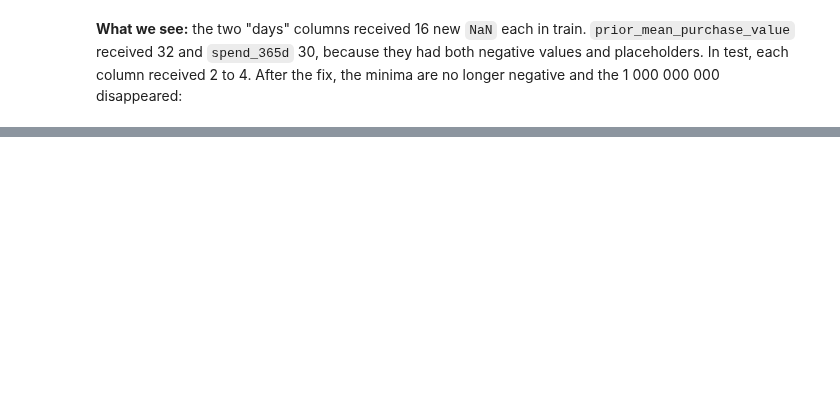
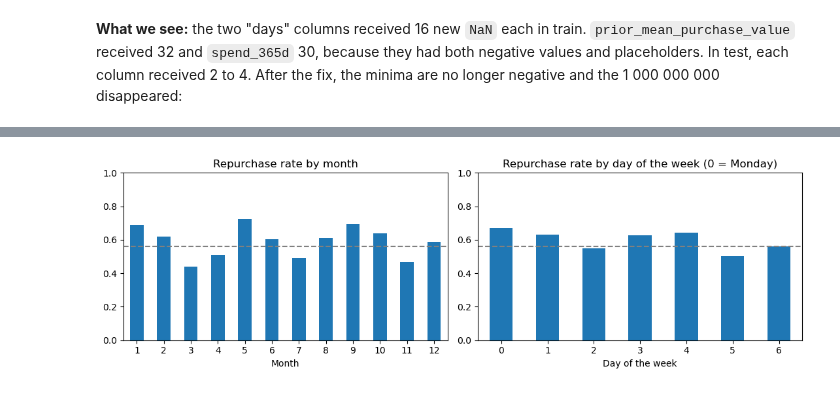
Before and after one commit to vascobma/ML_DSAA_Practicals_26, a Jupyter notebook: handout/Homework_Group26/vasco/02_Preprocessing_ML_vasco.ipynb, the cells around one changed output, grey strips where cells are left out. Drawn from its saved outputs; the diff is of its cells as text; code cells hidden in the pictures; blank space fills up the shorter version.

```diff
--- a/handout/Homework_Group26/vasco/02_Preprocessing_ML_vasco.ipynb
+++ b/handout/Homework_Group26/vasco/02_Preprocessing_ML_vasco.ipynb
@@ -296,0 +364,16 @@ At this point we have `train_clean` and `test_clean`, with the same columns (plu
+# %%
+dates_train = pd.to_datetime(train_clean[date_col])
+dates_test = pd.to_datetime(test_clean[date_col])
+
+print("Train:", dates_train.min().date(), "->", dates_train.max().date())
+print("Test :", dates_test.min().date(), "->", dates_test.max().date())
+print("Any date with a time of day?", bool((dates_train.dt.hour != 0).any()))
+
+# Repurchase rate and number of purchases, by month and by day of the week (0 = Monday ... 6 = Sunday)
+by_month = train_clean.groupby(dates_train.dt.month)[TARGET].agg(rate="mean", n="size").round(3)
+by_dow = train_clean.groupby(dates_train.dt.dayofweek)[TARGET].agg(rate="mean", n="size").round(3)
+
+print("\nBy month:")
+print(by_month.T.to_string())
+print("\nBy day of the week (0 = Monday):")
+print(by_dow.T.to_string())
@@ -296,0 +394,19 @@ At this point we have `train_clean` and `test_clean`, with the same columns (plu
+# %%
+fig, axes = plt.subplots(1, 2, figsize=(11, 3.5))
+overall = train_clean[TARGET].mean()
+
+by_month["rate"].plot(kind="bar", ax=axes[0], color="tab:blue", rot=0)
+axes[0].set_title("Repurchase rate by month")
+axes[0].set_xlabel("Month")
+
+by_dow["rate"].plot(kind="bar", ax=axes[1], color="tab:blue", rot=0)
+axes[1].set_title("Repurchase rate by day of the week (0 = Monday)")
+axes[1].set_xlabel("Day of the week")
+
+for ax in axes:
+    ax.axhline(overall, color="gray", linestyle="--")   # overall rate
+    ax.set_ylim(0, 1)
+plt.tight_layout()
+plt.show()
+# %% [output]
+[figure, added]
```
Also changed, not shown: parts of 70 cells of this notebook.
